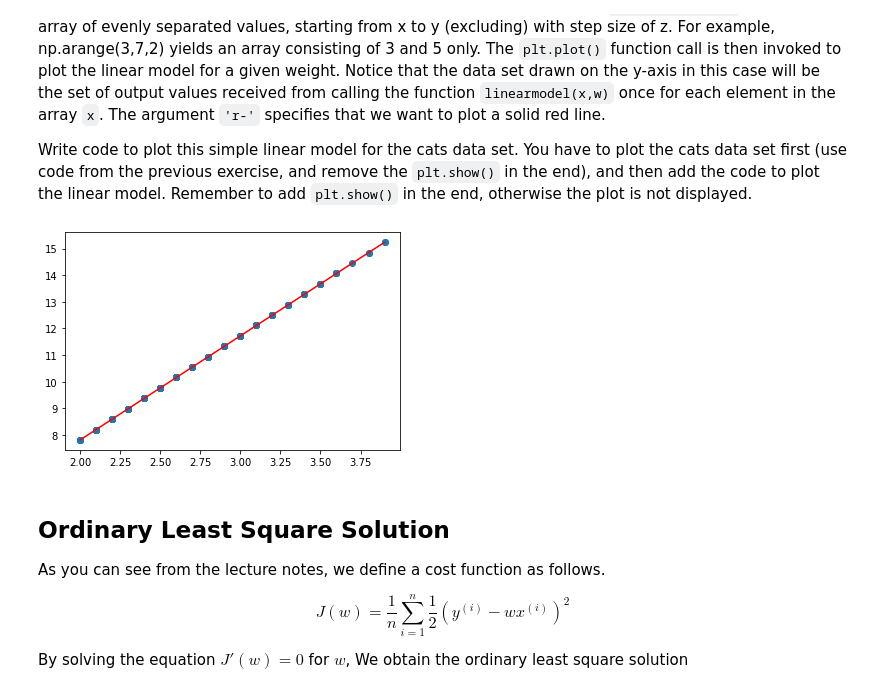
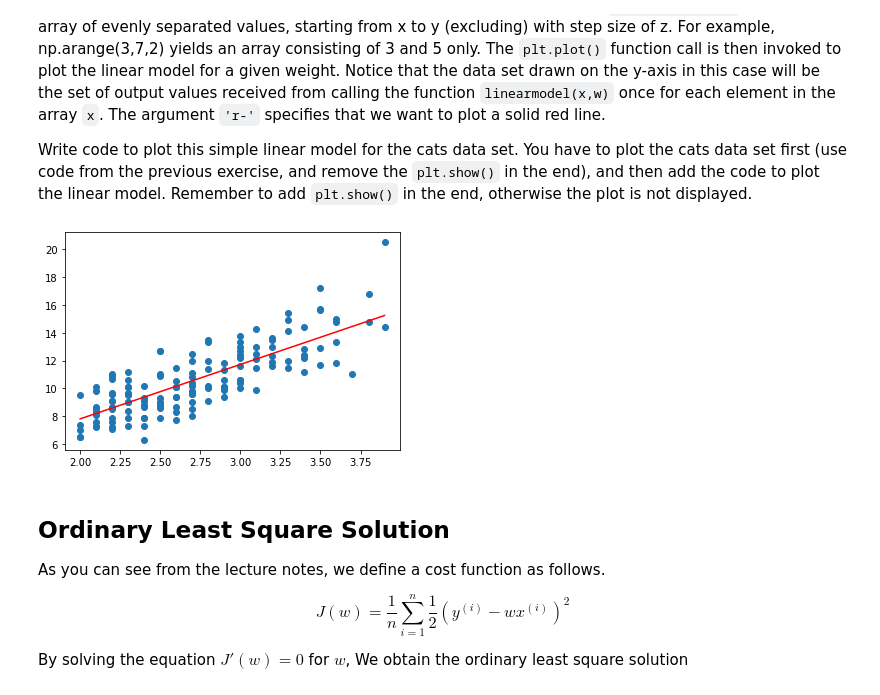
Before and after one commit to eddie8615/Neural-Computation-at-UoB, a Jupyter notebook: lab2_linear_regression.ipynb, the cells around one changed output. Drawn from its saved outputs; the diff is of its cells as text; code cells hidden in the pictures.

```diff
--- a/lab2_linear_regression.ipynb
+++ b/lab2_linear_regression.ipynb
@@ -533,14 +533,14 @@ Write code to plot this simple linear model for the cats data set. You have to p
 # %%
 # Add your previous code to plot a scatter here without plt.show() at the end.
 w = 3.907111
 x = body_weight
-plt.scatter(x,
+plt.scatter(x, heart_weight)
 
 # Plot the linear regression model f(x) = x*w here as solid red line (r-) in the interval [2,4).
 plt.plot(x, linearmodel(x,w), 'r-')
 plt.show()
 # %% [output]
-[figure, old version]
+[figure, new version]
 # %% [markdown]
 ## Ordinary Least Square Solution
 As you can see from the lecture notes, we define a cost function as follows.
```
